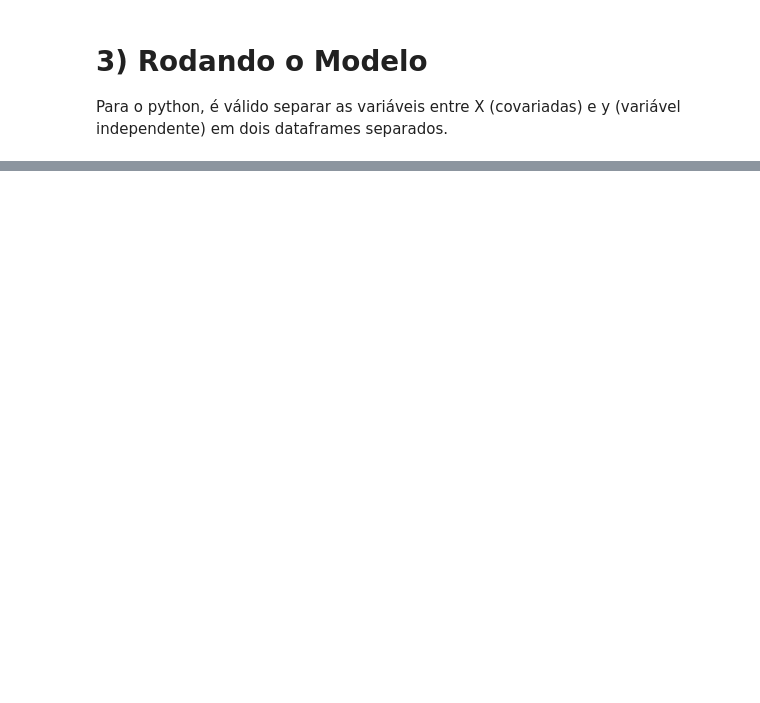
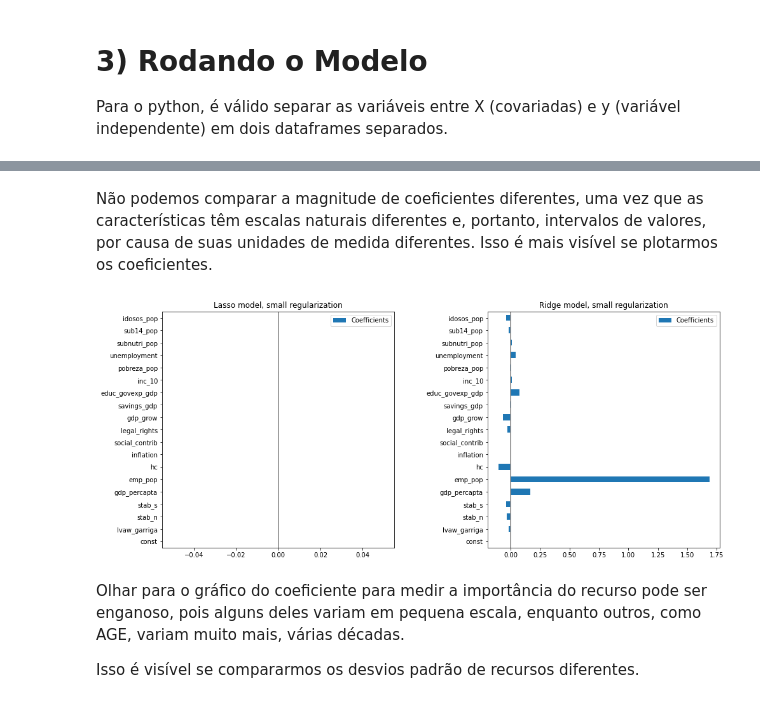
Before and after one commit to lucasestrela/Dissertacao, a Jupyter notebook: Rodando_Modelo.ipynb, the cells around one changed output, grey strips where cells are left out. Saved outputs shown, nothing was run; the diff lists cells and outputs as text; code cells hidden in the pictures; blank space fills up the shorter version.

```diff
--- a/Rodando_Modelo.ipynb
+++ b/Rodando_Modelo.ipynb
@@ -106,0 +285,45 @@ Warnings:
+# %%
+# Fitando o LASSO
+model_lasso.fit(X_train, y_train)
+model_ridge.fit(X_train, y_train)
+
+# Criando um dataframe com os coeficientes
+coefs_lasso = pd.DataFrame(
+                           model_lasso.named_steps['transformedtargetregressor'].regressor_.coef_,
+                           columns=['Coefficients'],
+                           index = feature_names
+                           )
+
+# Criando um dataframe com os coeficientes
+coefs_ridge = pd.DataFrame(
+                           model_ridge.named_steps['transformedtargetregressor'].regressor_.coef_,
+                           columns=['Coefficients'],
+                           index = feature_names
+                           )
+# %% [markdown]
+Não podemos comparar a magnitude de coeficientes diferentes, uma vez que as características têm escalas naturais diferentes e, portanto, intervalos de valores, por causa de suas unidades de medida diferentes. Isso é mais visível se plotarmos os coeficientes.
+# %%
+# Plotando os coeficientes
+f, axes = plt.subplots(1, 2, figsize=(15, 7) )
+
+
+coefs_lasso.plot(kind='barh', ax = axes[0])
+
+axes[0].set_title('Lasso model, small regularization')
+axes[0].axvline(x=0, color='.5')
+
+# ------------------------------------------------------ #
+
+# Plotando os coeficientes
+coefs_ridge.plot(kind='barh', ax = axes[1])
+
+axes[1].set_title('Ridge model, small regularization')
+axes[1].axvline(x=0, color='.5')
+
+f.tight_layout(pad = 5.0)
+# %% [output]
+[figure, added]
+# %% [markdown]
+Olhar para o gráfico do coeficiente para medir a importância do recurso pode ser enganoso, pois alguns deles variam em pequena escala, enquanto outros, como AGE, variam muito mais, várias décadas.
+
+Isso é visível se compararmos os desvios padrão de recursos diferentes.
```
Also changed, not shown: parts of 22 cells of this notebook.
